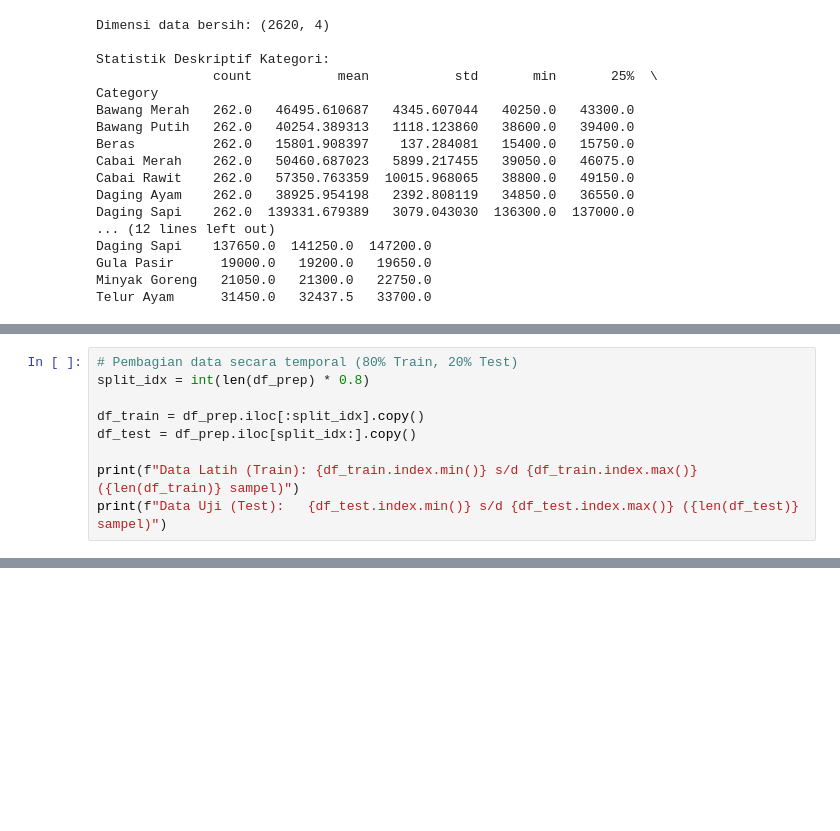
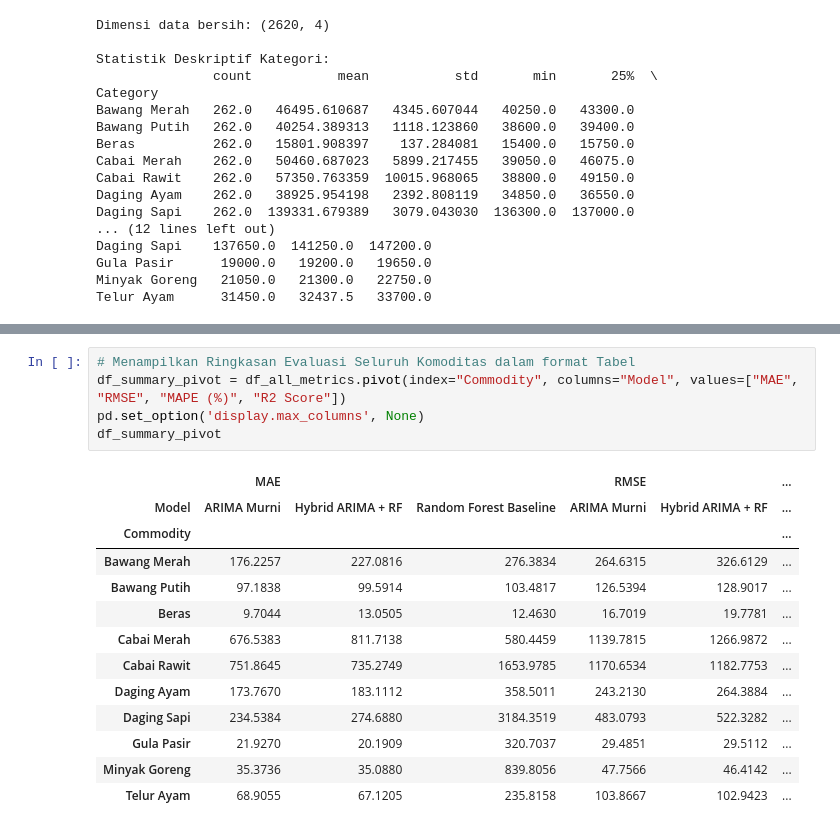
Before and after one commit to raflyherdianto/capstone-pijak, a Jupyter notebook: eksplorasi-model/Eksplorasi_Hybrid_ARIMA_Random_Forest.ipynb, the cells around one changed output, grey strips where cells are left out. Saved outputs shown, nothing was run; the diff lists cells and outputs as text; blank space fills up the shorter version.

```diff
--- a/eksplorasi-model/Eksplorasi_Hybrid_ARIMA_Random_Forest.ipynb
+++ b/eksplorasi-model/Eksplorasi_Hybrid_ARIMA_Random_Forest.ipynb
@@ -316,9 +271,0 @@ Dimensi data setelah preprocessing: (257, 14)
-# %%
-# Pembagian data secara temporal (80% Train, 20% Test)
-split_idx = int(len(df_prep) * 0.8)
-
-df_train = df_prep.iloc[:split_idx].copy()
-df_test = df_prep.iloc[split_idx:].copy()
-
-print(f"Data Latih (Train): {df_train.index.min()} s/d {df_train.index.max()} ({len(df_train)} sampel)")
-print(f"Data Uji (Test):   {df_test.index.min()} s/d {df_test.index.max()} ({len(df_test)} sampel)")
@@ -426 +460,20 @@ Tabel Evaluasi Kinerja Model:
+# %%
+# Menampilkan Ringkasan Evaluasi Seluruh Komoditas dalam format Tabel
+df_summary_pivot = df_all_metrics.pivot(index="Commodity", columns="Model", values=["MAE", "RMSE", "MAPE (%)", "R2 Score"])
+pd.set_option('display.max_columns', None)
+df_summary_pivot
+# %% [output]
+|  | MAE |  |  | RMSE |  | ... |
+| Model | ARIMA Murni | Hybrid ARIMA + RF | Random Forest Baseline | ARIMA Murni | Hybrid ARIMA + RF | ... |
+| Commodity |  |  |  |  |  | ... |
+| Bawang Merah | 176.2257 | 227.0816 | 276.3834 | 264.6315 | 326.6129 | ... |
+| Bawang Putih | 97.1838 | 99.5914 | 103.4817 | 126.5394 | 128.9017 | ... |
+| Beras | 9.7044 | 13.0505 | 12.4630 | 16.7019 | 19.7781 | ... |
+| Cabai Merah | 676.5383 | 811.7138 | 580.4459 | 1139.7815 | 1266.9872 | ... |
+| Cabai Rawit | 751.8645 | 735.2749 | 1653.9785 | 1170.6534 | 1182.7753 | ... |
+| Daging Ayam | 173.7670 | 183.1112 | 358.5011 | 243.2130 | 264.3884 | ... |
+| Daging Sapi | 234.5384 | 274.6880 | 3184.3519 | 483.0793 | 522.3282 | ... |
+| Gula Pasir | 21.9270 | 20.1909 | 320.7037 | 29.4851 | 29.5112 | ... |
+| Minyak Goreng | 35.3736 | 35.0880 | 839.8056 | 47.7566 | 46.4142 | ... |
+| Telur Ayam | 68.9055 | 67.1205 | 235.8158 | 103.8667 | 102.9423 | ... |
 # %%
```
Also changed, not shown: parts of 21 cells of this notebook, 1 other file.
